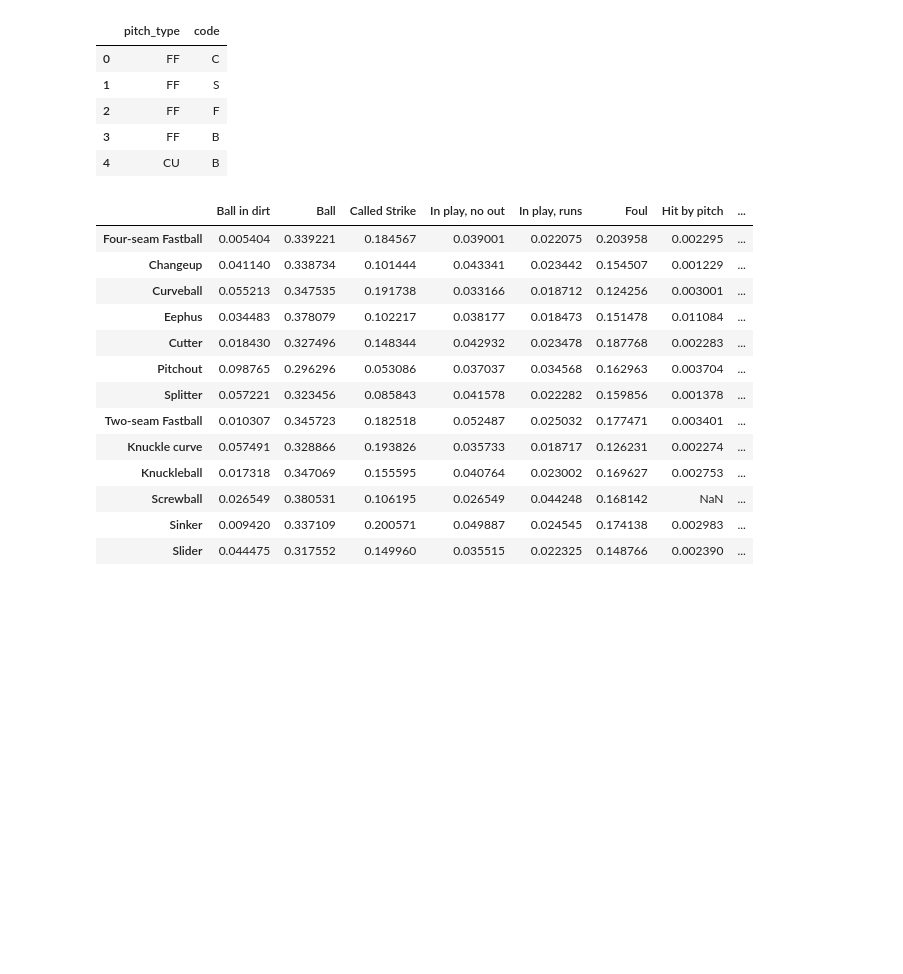
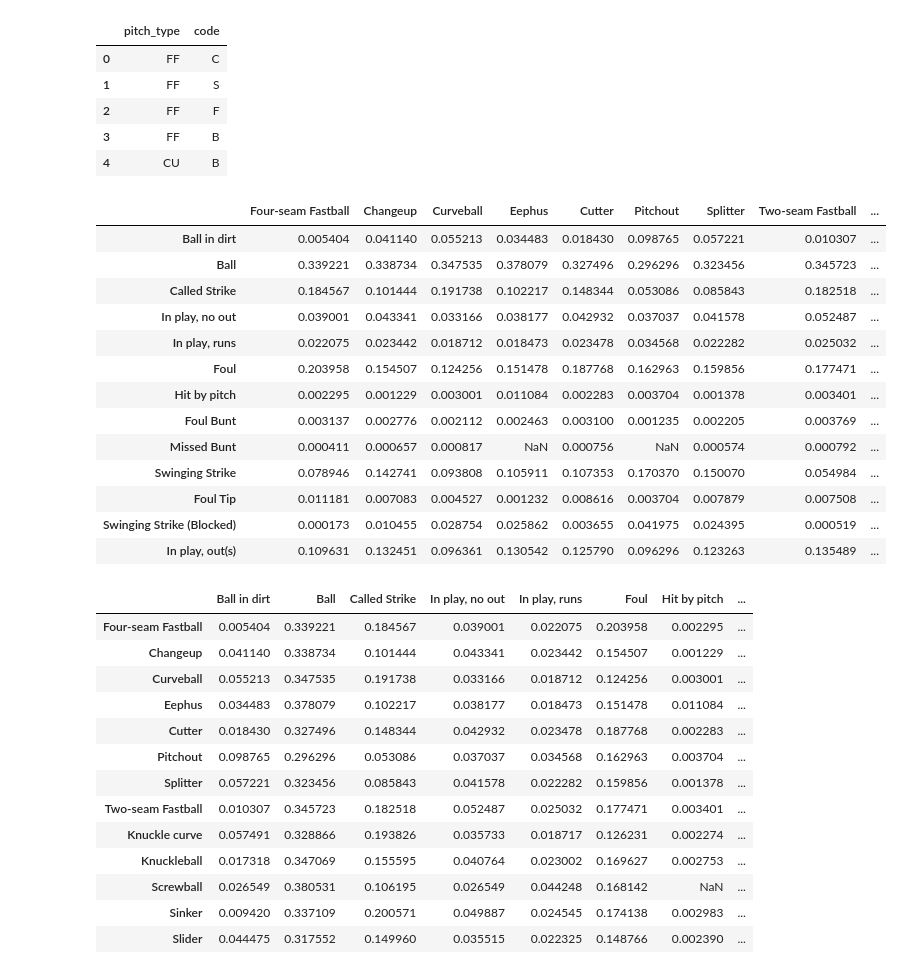
Before and after one commit to andrew-skinner/datasquad_project_1, a Jupyter notebook: update0227.ipynb, the cells around one changed output. Drawn from its saved outputs; the diff is of its cells as text; code cells hidden in the pictures; blank space fills up the shorter version.

```diff
--- a/update0227.ipynb
+++ b/update0227.ipynb
@@ -87,8 +88,24 @@ pitch_type_and_result = pd.DataFrame({"Four-seam Fastball" : ffarray, "Changeup"
 # %%
 #rename the indeces for easier reference
 ptar = pitch_type_and_result.rename(index = {"*B":"Ball in dirt", "B":"Ball", "C":"Called Strike","D":"In play, no out",
                              "E":"In play, runs","F":"Foul", "H":"Hit by pitch", "L":"Foul Bunt", "M":"Missed Bunt",
                              "S":"Swinging Strike", "T":"Foul Tip", "W":"Swinging Strike (Blocked)", "X":"In play, out(s)"})
+ptar
+# %% [output]
+|  | Four-seam Fastball | Changeup | Curveball | Eephus | Cutter | Pitchout | Splitter | Two-seam Fastball | ... |
+| Ball in dirt | 0.005404 | 0.041140 | 0.055213 | 0.034483 | 0.018430 | 0.098765 | 0.057221 | 0.010307 | ... |
+| Ball | 0.339221 | 0.338734 | 0.347535 | 0.378079 | 0.327496 | 0.296296 | 0.323456 | 0.345723 | ... |
+| Called Strike | 0.184567 | 0.101444 | 0.191738 | 0.102217 | 0.148344 | 0.053086 | 0.085843 | 0.182518 | ... |
+| In play, no out | 0.039001 | 0.043341 | 0.033166 | 0.038177 | 0.042932 | 0.037037 | 0.041578 | 0.052487 | ... |
+| In play, runs | 0.022075 | 0.023442 | 0.018712 | 0.018473 | 0.023478 | 0.034568 | 0.022282 | 0.025032 | ... |
+| Foul | 0.203958 | 0.154507 | 0.124256 | 0.151478 | 0.187768 | 0.162963 | 0.159856 | 0.177471 | ... |
+| Hit by pitch | 0.002295 | 0.001229 | 0.003001 | 0.011084 | 0.002283 | 0.003704 | 0.001378 | 0.003401 | ... |
+| Foul Bunt | 0.003137 | 0.002776 | 0.002112 | 0.002463 | 0.003100 | 0.001235 | 0.002205 | 0.003769 | ... |
+| Missed Bunt | 0.000411 | 0.000657 | 0.000817 | NaN | 0.000756 | NaN | 0.000574 | 0.000792 | ... |
+| Swinging Strike | 0.078946 | 0.142741 | 0.093808 | 0.105911 | 0.107353 | 0.170370 | 0.150070 | 0.054984 | ... |
+| Foul Tip | 0.011181 | 0.007083 | 0.004527 | 0.001232 | 0.008616 | 0.003704 | 0.007879 | 0.007508 | ... |
+| Swinging Strike (Blocked) | 0.000173 | 0.010455 | 0.028754 | 0.025862 | 0.003655 | 0.041975 | 0.024395 | 0.000519 | ... |
+| In play, out(s) | 0.109631 | 0.132451 | 0.096361 | 0.130542 | 0.125790 | 0.096296 | 0.123263 | 0.135489 | ... |
 # %%
 #transposing the dataframe to run the statistical analysis
 pitch_and_result = ptar.T
```
Also changed, not shown: parts of 6 cells of this notebook.
